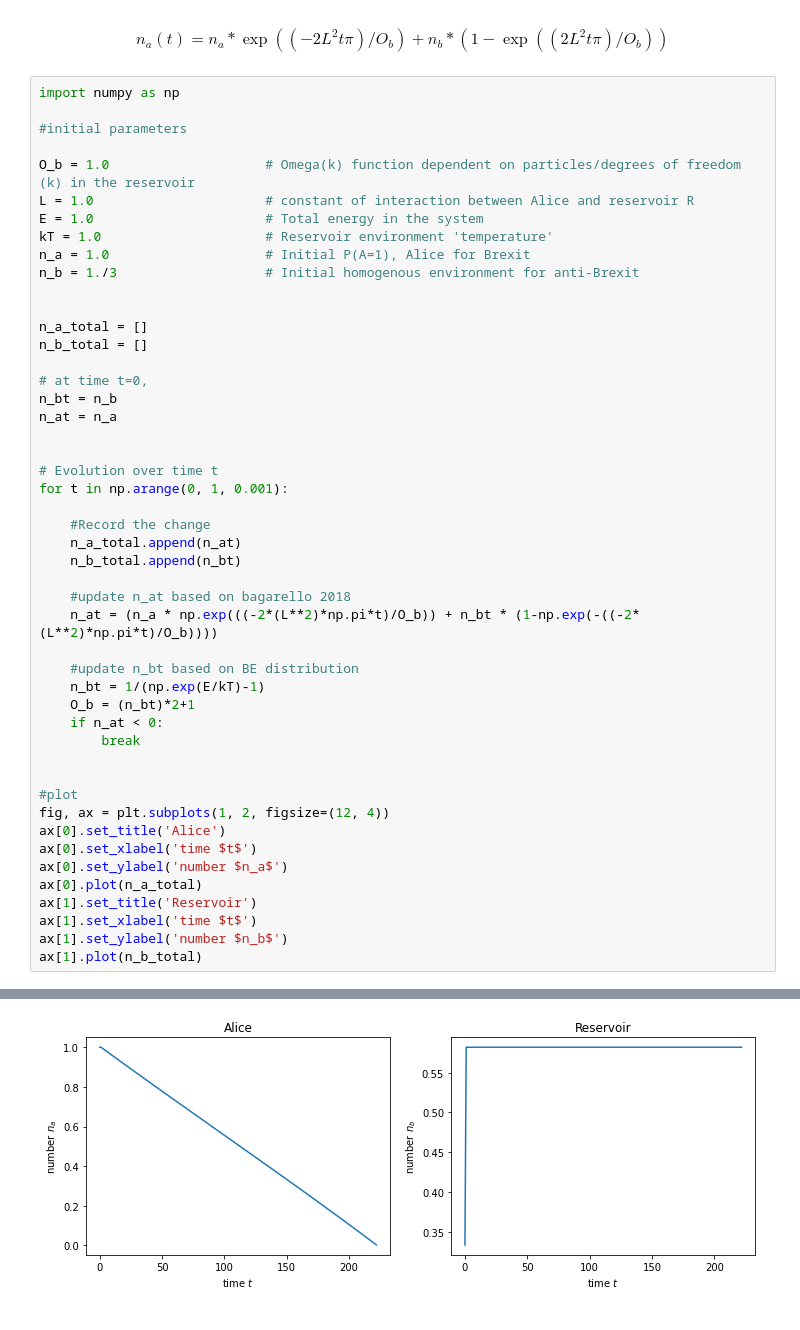
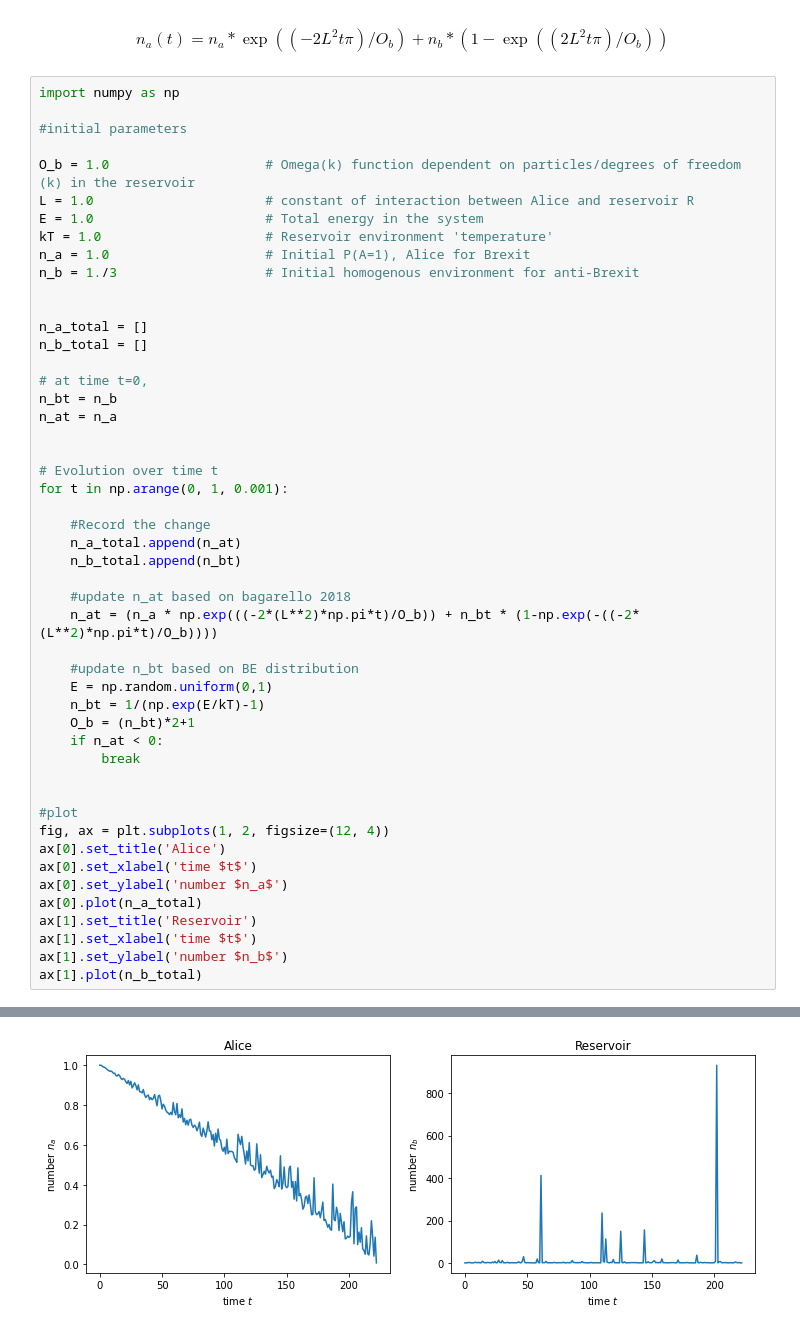
Before and after one commit to skozh/QFIM, a Jupyter notebook: Belief_State.ipynb, the cells around one changed output, grey strips where cells are left out. Saved outputs shown, nothing was run; the diff lists cells and outputs as text.

```diff
--- a/Belief_State.ipynb
+++ b/Belief_State.ipynb
@@ -76,31 +76,32 @@ n_at = n_a
 
 # Evolution over time t
 for t in np.arange(0, 1, 0.001):
 
     #Record the change
     n_a_total.append(n_at)
     n_b_total.append(n_bt)
 
     #update n_at based on bagarello 2018
     n_at = (n_a * np.exp(((-2*(L**2)*np.pi*t)/O_b)) + n_bt * (1-np.exp(-((-2*(L**2)*np.pi*t)/O_b))))
 
     #update n_bt based on BE distribution
+    E = np.random.uniform(0,1)
     n_bt = 1/(np.exp(E/kT)-1)
     O_b = (n_bt)*2+1
     if n_at < 0:
         break
 
 
 #plot
 fig, ax = plt.subplots(1, 2, figsize=(12, 4))
 ax[0].set_title('Alice')
 ax[0].set_xlabel('time $t$')
 ax[0].set_ylabel('number $n_a$')
 ax[0].plot(n_a_total)
 ax[1].set_title('Reservoir')
 ax[1].set_xlabel('time $t$')
 ax[1].set_ylabel('number $n_b$')
 ax[1].plot(n_b_total)
 # %% [output]
 [<matplotlib.lines.Line2D at 0x...>]
-[figure, old version]
+[figure, new version]
```
